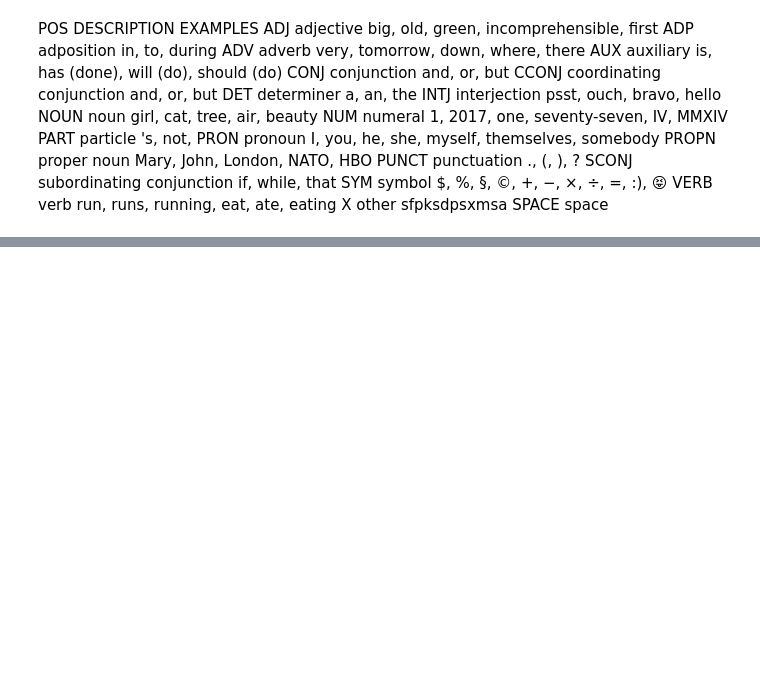
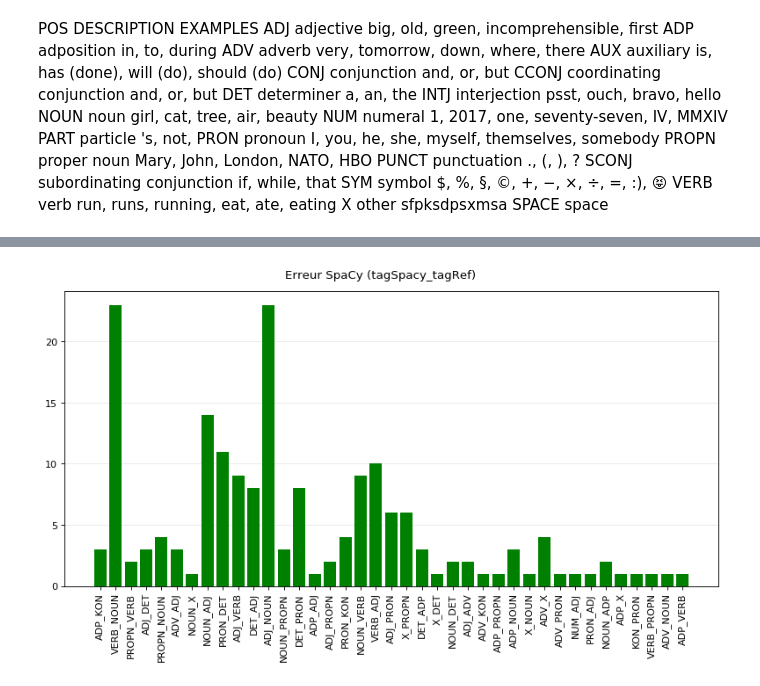
Before and after one commit to BastienCarbonnier/WebService_TALN, a Jupyter notebook: python/notebooks/Notebook_Tests.ipynb, the cells around one changed output, grey strips where cells are left out. Drawn from its saved outputs; the diff is of its cells as text; code cells hidden in the pictures; blank space fills up the shorter version.

Commit message:
Tests TreeTagger et spaCy

```diff
--- a/python/notebooks/Notebook_Tests.ipynb
+++ b/python/notebooks/Notebook_Tests.ipynb
@@ -98,0 +80,2 @@ display(findAdjectifForNouns(phrase,10))
+# %%
+reviews = pd.read_csv("sample.csv",sep="|",header = None)
@@ -98,0 +96,3 @@ display(findAdjectifForNouns(phrase,10))
+# %%
+avis = reviews.to_json(orient="records",force_ascii=False)
+print(avis)
@@ -98,0 +570,39 @@ display(findAdjectifForNouns(phrase,10))
+# %%
+tab_aff_spacy = {}
+tab_aff_tree = {}
+for diff in tab_diffs_global :
+    if diff["spacy"]["mot"].lower() in list(list_terme):
+        ref_tag = list_terme[diff["spacy"]["mot"].lower()]
+
+        if diff["spacy"]["nature"] != ref_tag :
+            tag_spacy = diff["spacy"]["nature"]+ "_" +ref_tag
+            if tag_spacy in list(tab_aff_spacy) :
+                tab_aff_spacy[tag_spacy] = tab_aff_spacy[tag_spacy] +1
+            else :
+                tab_aff_spacy[tag_spacy] = 1
+
+        if diff["treetag"]["nature"] != ref_tag :
+            tag_tree = diff["treetag"]["nature"] + "_" +ref_tag
+            if tag_tree in list(tab_aff_tree) :
+                tab_aff_tree[tag_tree] = tab_aff_tree[tag_tree] +1
+            else :
+                tab_aff_tree[tag_tree] = 1
+
+#display(tab_aff_spacy)
+# %%
+import matplotlib.pyplot as plt
+
+fig = plt.figure(dpi=80)
+fig.set_figheight(6)
+fig.set_figwidth(12)
+fig.suptitle('Erreur SpaCy (tagSpacy_tagRef)',va='baseline')
+ax = fig.add_subplot(1,1,1)
+ax.yaxis.grid(True, linestyle='-', which='major', color='lightgrey', alpha=0.5)
+ax.set_axisbelow(True)
+plt.bar(tab_aff_spacy.keys(), tab_aff_spacy.values(), color='g')
+plt.gcf().subplots_adjust(bottom = 0.25,top=0.95)
+
+plt.xticks(rotation=90)
+plt.show()
+# %% [output]
+[figure, added]
```
Also changed, not shown: parts of 23 cells of this notebook, 7 other files.
